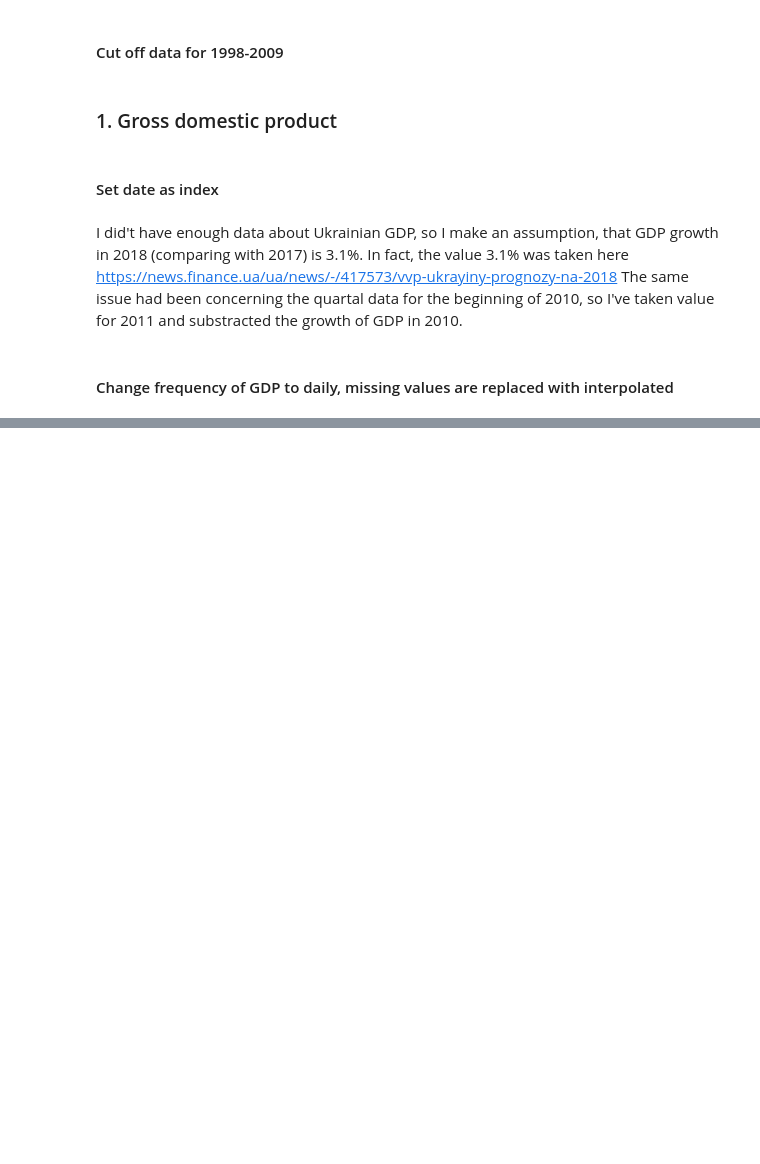
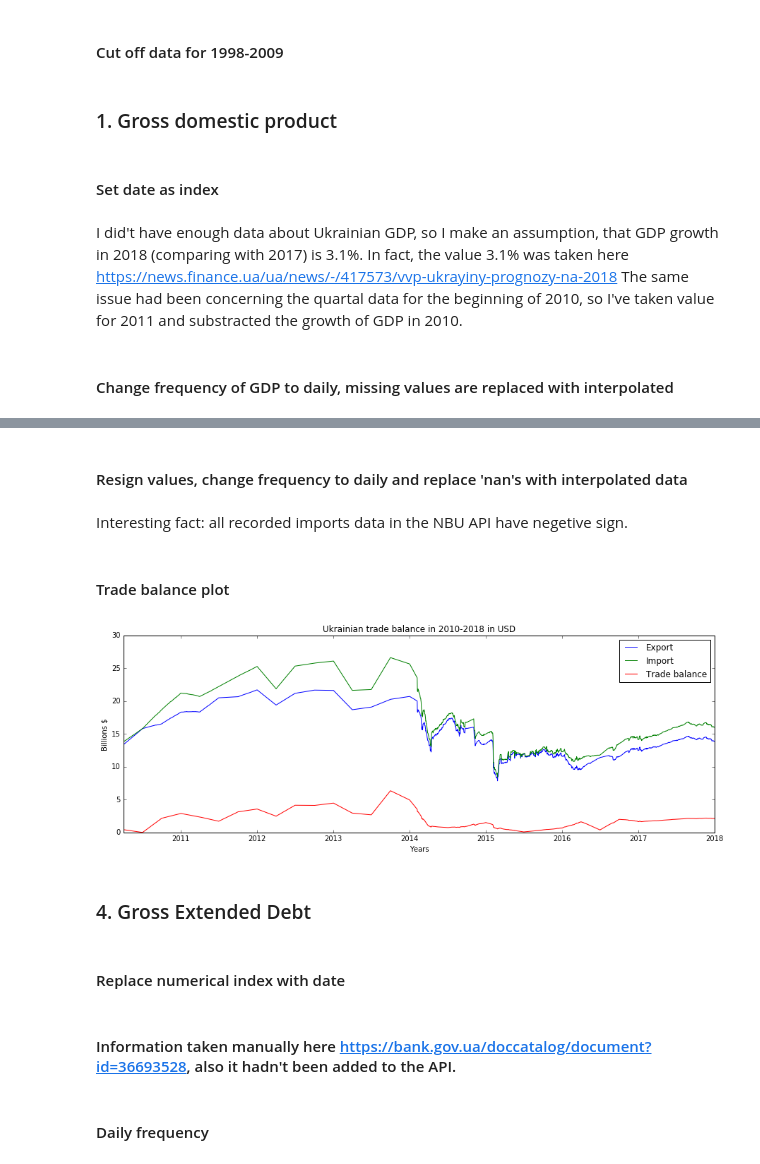
Before and after one commit to yuriimchg/UAH-exhange-rate-prediction, a Jupyter notebook: data_cleaning.ipynb, the cells around one changed output, grey strips where cells are left out. Cells and saved outputs as stored; diff of their text form; code cells hidden in the pictures; blank space fills up the shorter version.

```diff
--- a/data_cleaning.ipynb
+++ b/data_cleaning.ipynb
@@ -234,0 +257,3 @@ dtype: int64
+# %%
+df_import['date'] = pd.to_datetime(df_import['date'])
+df_import = df_import.set_index('date')
@@ -234,0 +262,36 @@ dtype: int64
+# %%
+df_import.loc[datetime.datetime(2010,1,1)] = ['Q', df_import['value'][0]]
+
+hypothethic_import = ['Q', df_import['value'][datetime.datetime(2017,1,1)] * 1.211]
+df_import.loc[datetime.datetime(2018,4,1)] = hypothethic_import
+
+df_import = df_import.sort_index()
+# %% [markdown]
+#### Resign values, change frequency to daily and replace 'nan's with interpolated data
+# %% [markdown]
+ Interesting fact: all recorded imports data in the NBU API have negetive sign.
+# %%
+df_import['value'] = - df_import['value']
+# %%
+df_import = df_import.asfreq('D')
+df_import = df_import.apply(pd.Series.interpolate)
+# %% [markdown]
+#### Trade balance plot
+# %%
+plt.figure(figsize=[15,5])
+
+plt.plot((df_export['value'].loc['20100401':'20180101']).divide(df_total['exchange rate'].loc['20100401':'20180101']) / 1000)
+plt.plot((df_import['value'].loc['20100401':'20180101']).divide(df_total['exchange rate'].loc['20100401':'20180101']) / 1000)
+plt.plot(((df_import['value'] - df_export['value']).loc['20100401':'20180101']).divide(df_total['exchange rate'].loc['20100401':'20180101']) / 1000)
+
+plt.legend(['Export','Import', 'Trade balance'])
+plt.title('Ukrainian trade balance in 2010-2018 in USD')
+plt.xlabel('Years')
+plt.ylabel('Billions $')
+plt.show()
+# %% [output]
+[figure, added]
+# %% [markdown]
+### 4. Gross Extended Debt
+# %% [markdown]
+#### Replace numerical index with date
@@ -234,0 +301,2 @@ dtype: int64
+# %% [markdown]
+#### Information taken manually here https://bank.gov.ua/doccatalog/document?id=36693528, also it hadn't been added to the API.
@@ -234,0 +309,2 @@ dtype: int64
+# %% [markdown]
+#### Daily frequency
```
Also changed, not shown: parts of 54 cells of this notebook, 1 other file.
